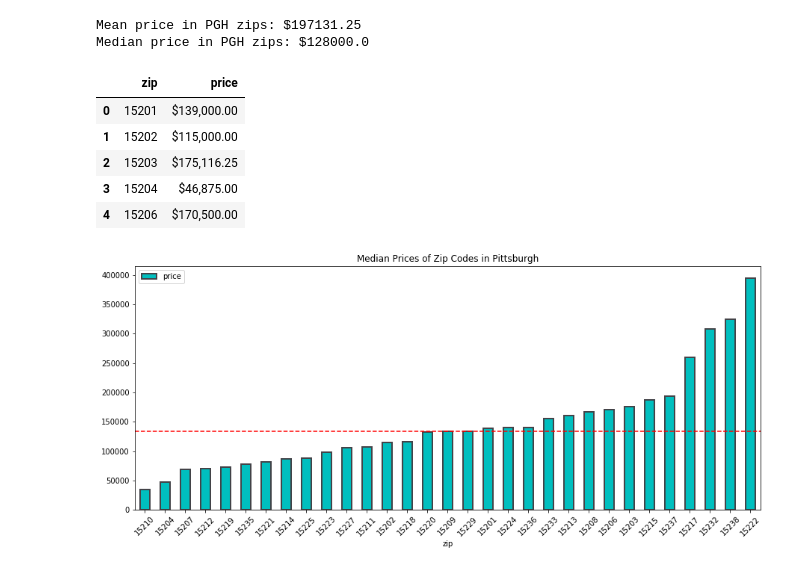
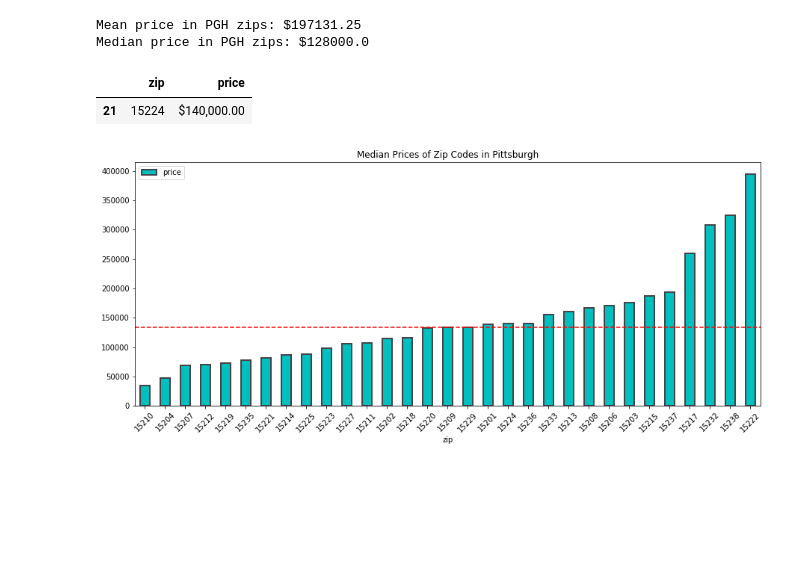
Before and after one commit to oxenfree/pittsburgh-real-estate-analysis, a Jupyter notebook: Project_1.ipynb, the cells around one changed output. Cells and saved outputs as stored; diff of their text form; code cells hidden in the pictures; blank space fills up the shorter version.

```diff
--- a/Project_1.ipynb
+++ b/Project_1.ipynb
@@ -303,14 +302,10 @@ zip_median = pgh_city_df.groupby('zip', as_index=False).agg({"price": "median"})
 # %%
 #table of mean prices by zip codes in pittsburgh, formatted with $ and ,
 pd.options.display.float_format = '${:,.2f}'.format
-zip_median.head()
+zip_median.loc[zip_median['zip'] == '15224']
 # %% [output]
 |  | zip | price |
-| 0 | 15201 | $139,000.00 |
-| 1 | 15202 | $115,000.00 |
-| 2 | 15203 | $175,116.25 |
-| 3 | 15204 | $46,875.00 |
-| 4 | 15206 | $170,500.00 |
+| 21 | 15224 | $140,000.00 |
 # %%
 #graph of mean price by zip codes in pittsburgh
 plt.figure(figsize=(15,6))
```
Also changed, not shown: parts of 3 cells of this notebook.
